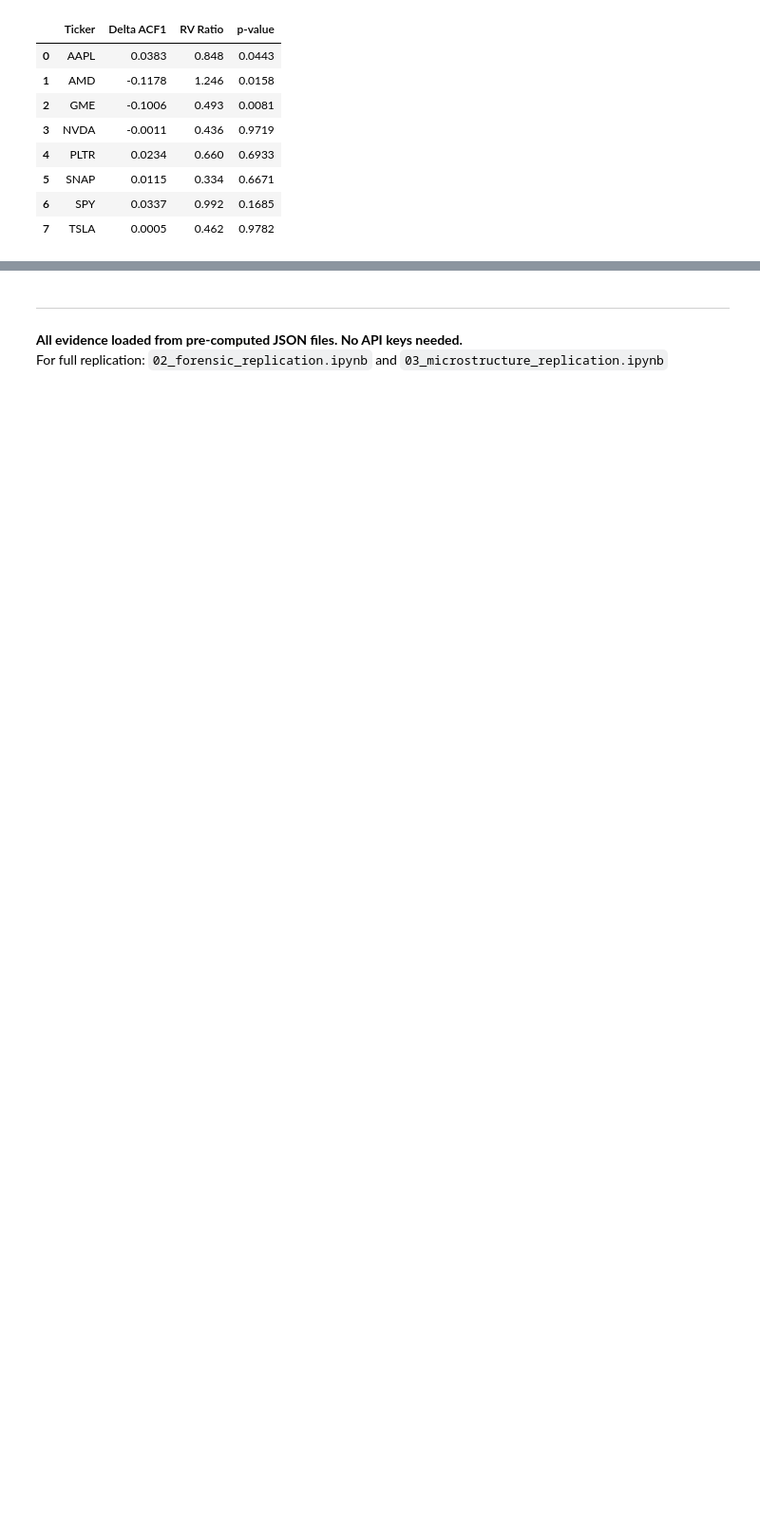
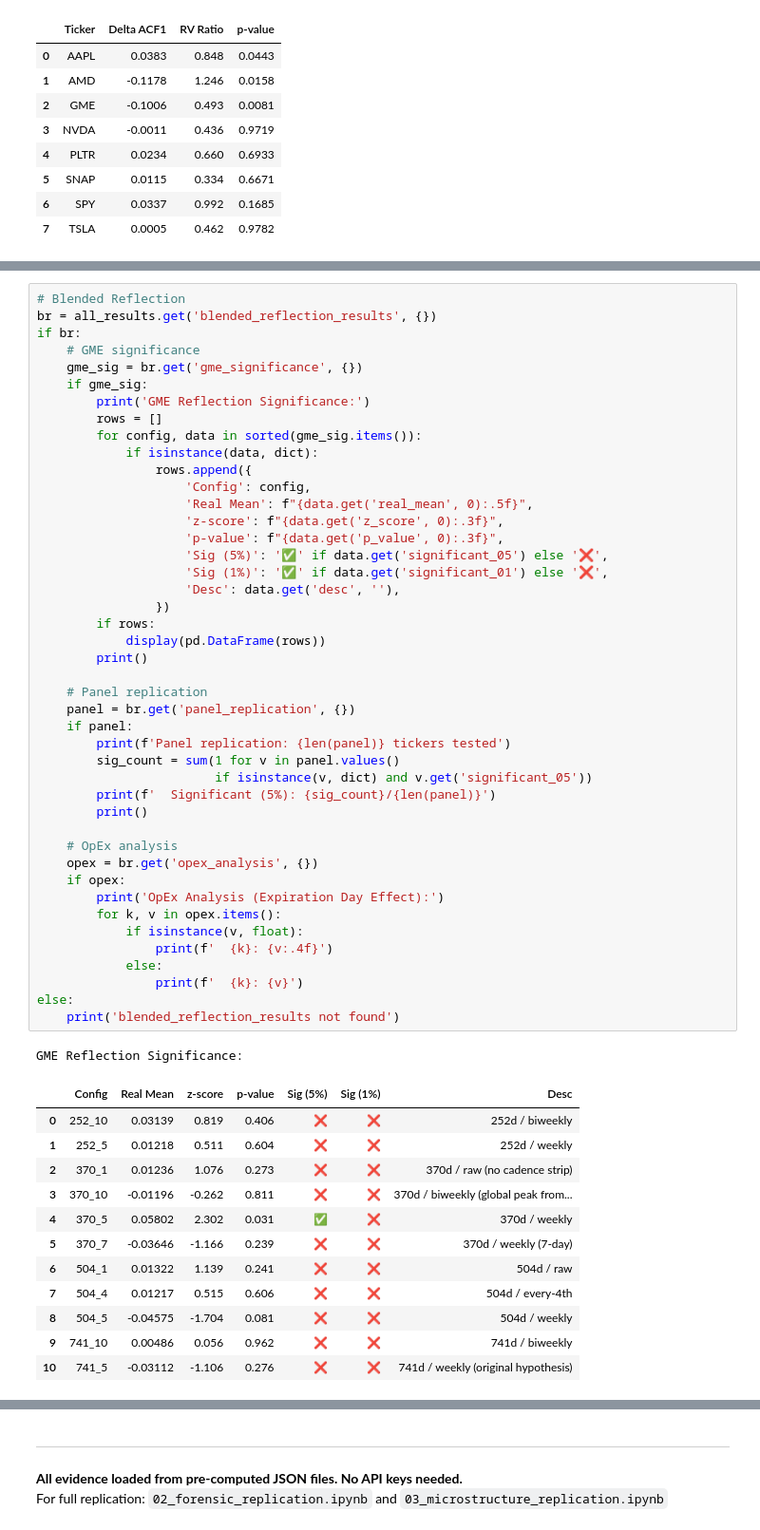
Before and after one commit to TheGameStopsNow/power-tracks-research, a Jupyter notebook: research/options_hedging_microstructure/review_package/01_evidence_viewer.ipynb, the cells around one changed output, grey strips where cells are left out. Shown at 95% size. Saved outputs shown, nothing was run; the diff lists cells and outputs as text; blank space fills up the shorter version.

```diff
--- a/research/options_hedging_microstructure/review_package/01_evidence_viewer.ipynb
+++ b/research/options_hedging_microstructure/review_package/01_evidence_viewer.ipynb
@@ -469,0 +594,58 @@ else:
+# %%
+# Blended Reflection
+br = all_results.get('blended_reflection_results', {})
+if br:
+    # GME significance
+    gme_sig = br.get('gme_significance', {})
+    if gme_sig:
+        print('GME Reflection Significance:')
+        rows = []
+        for config, data in sorted(gme_sig.items()):
+            if isinstance(data, dict):
+                rows.append({
+                    'Config': config,
+                    'Real Mean': f"{data.get('real_mean', 0):.5f}",
+                    'z-score': f"{data.get('z_score', 0):.3f}",
+                    'p-value': f"{data.get('p_value', 0):.3f}",
+                    'Sig (5%)': '✅' if data.get('significant_05') else '❌',
+                    'Sig (1%)': '✅' if data.get('significant_01') else '❌',
+                    'Desc': data.get('desc', ''),
+                })
+        if rows:
+            display(pd.DataFrame(rows))
+        print()
+
+    # Panel replication
+    panel = br.get('panel_replication', {})
+    if panel:
+        print(f'Panel replication: {len(panel)} tickers tested')
+        sig_count = sum(1 for v in panel.values()
+                        if isinstance(v, dict) and v.get('significant_05'))
+        print(f'  Significant (5%): {sig_count}/{len(panel)}')
+        print()
+
+    # OpEx analysis
+    opex = br.get('opex_analysis', {})
+    if opex:
+        print('OpEx Analysis (Expiration Day Effect):')
+        for k, v in opex.items():
+            if isinstance(v, float):
+                print(f'  {k}: {v:.4f}')
+            else:
+                print(f'  {k}: {v}')
+else:
+    print('blended_reflection_results not found')
+# %% [output]
+GME Reflection Significance:
+|  | Config | Real Mean | z-score | p-value | Sig (5%) | Sig (1%) | Desc |
+| 0 | 252_10 | 0.03139 | 0.819 | 0.406 | ❌ | ❌ | 252d / biweekly |
+| 1 | 252_5 | 0.01218 | 0.511 | 0.604 | ❌ | ❌ | 252d / weekly |
+| 2 | 370_1 | 0.01236 | 1.076 | 0.273 | ❌ | ❌ | 370d / raw (no cadence strip) |
+| 3 | 370_10 | -0.01196 | -0.262 | 0.811 | ❌ | ❌ | 370d / biweekly (global peak from... |
+| 4 | 370_5 | 0.05802 | 2.302 | 0.031 | ✅ | ❌ | 370d / weekly |
+| 5 | 370_7 | -0.03646 | -1.166 | 0.239 | ❌ | ❌ | 370d / weekly (7-day) |
+| 6 | 504_1 | 0.01322 | 1.139 | 0.241 | ❌ | ❌ | 504d / raw |
+| 7 | 504_4 | 0.01217 | 0.515 | 0.606 | ❌ | ❌ | 504d / every-4th |
+| 8 | 504_5 | -0.04575 | -1.704 | 0.081 | ❌ | ❌ | 504d / weekly |
+| 9 | 741_10 | 0.00486 | 0.056 | 0.962 | ❌ | ❌ | 741d / biweekly |
+| 10 | 741_5 | -0.03112 | -1.106 | 0.276 | ❌ | ❌ | 741d / weekly (original hypothesis) |
```
Also changed, not shown: parts of 21 cells of this notebook, 20 other files.
